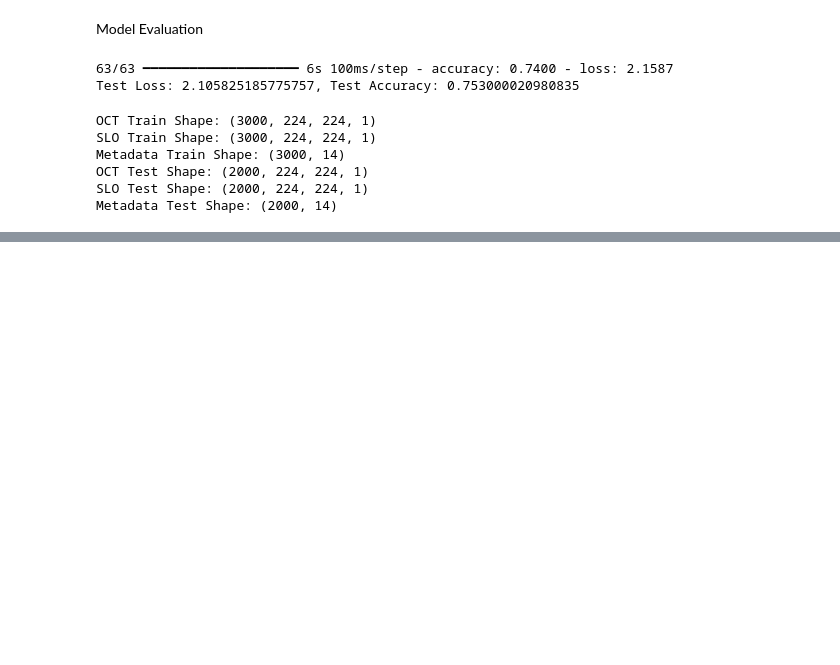
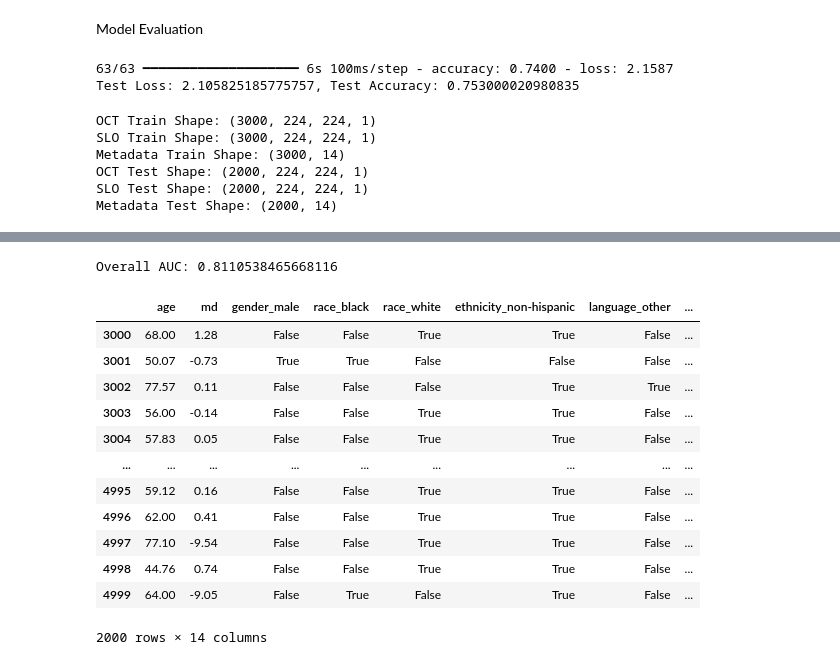
Before and after one commit to rakshyaaa/GlaucomaDetection, a Jupyter notebook: glaucoma_detection.ipynb, the cells around one changed output, grey strips where cells are left out. Drawn from its saved outputs; the diff is of its cells as text; code cells hidden in the pictures; blank space fills up the shorter version.

```diff
--- a/glaucoma_detection.ipynb
+++ b/glaucoma_detection.ipynb
@@ -306,0 +307,21 @@ ValueError: Input 0 of layer "functional" is incompatible with the layer: expect
+# %%
+overall_auc = roc_auc_score(y_test, y_pred_prob)
+print(f"Overall AUC: {overall_auc}")
+# %% [output]
+Overall AUC: 0.8110538465668116
+# %%
+X_test_metadata
+# %% [output]
+|  | age | md | gender_male | race_black | race_white | ethnicity_non-hispanic | language_other | ... |
+| 3000 | 68.00 | 1.28 | False | False | True | True | False | ... |
+| 3001 | 50.07 | -0.73 | True | True | False | False | False | ... |
+| 3002 | 77.57 | 0.11 | False | False | False | True | True | ... |
+| 3003 | 56.00 | -0.14 | False | False | True | True | False | ... |
+| 3004 | 57.83 | 0.05 | False | False | True | True | False | ... |
+| ... | ... | ... | ... | ... | ... | ... | ... | ... |
+| 4995 | 59.12 | 0.16 | False | False | True | True | False | ... |
+| 4996 | 62.00 | 0.41 | False | False | True | True | False | ... |
+| 4997 | 77.10 | -9.54 | False | False | True | True | False | ... |
+| 4998 | 44.76 | 0.74 | False | False | True | True | False | ... |
+| 4999 | 64.00 | -9.05 | False | True | False | True | False | ... |
+2000 rows × 14 columns
```
Also changed, not shown: parts of 10 cells of this notebook.
